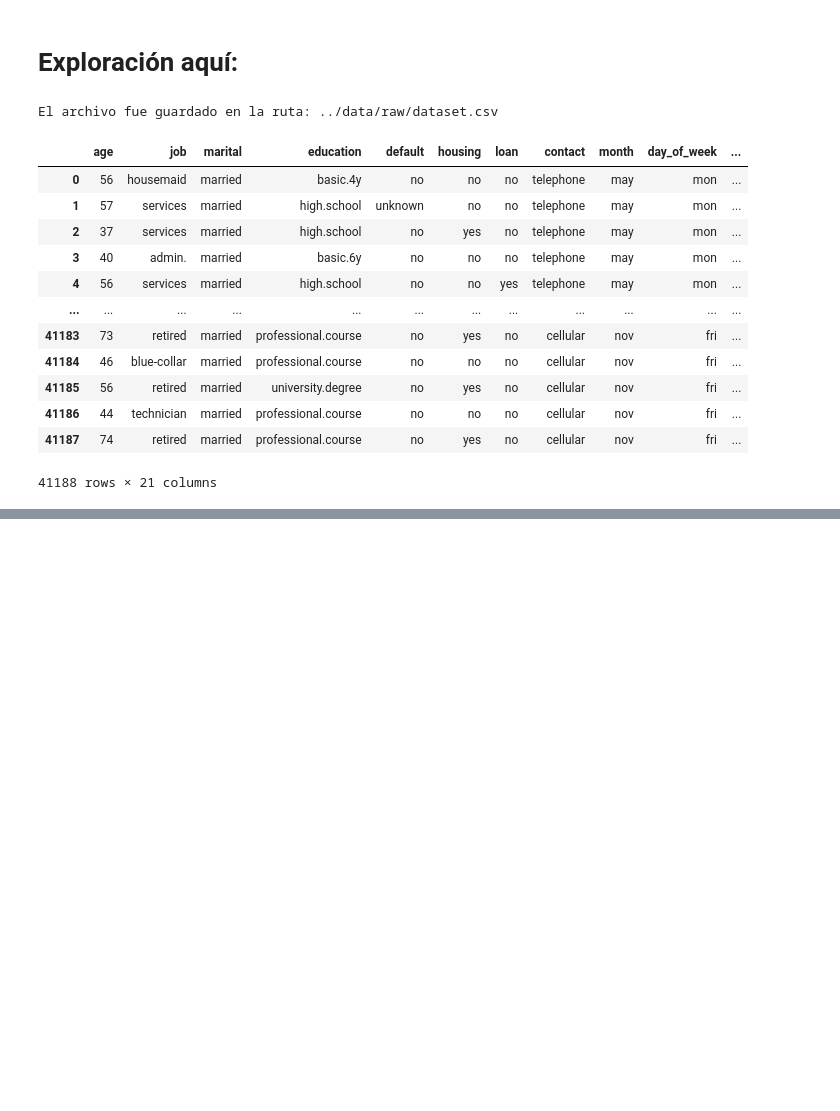
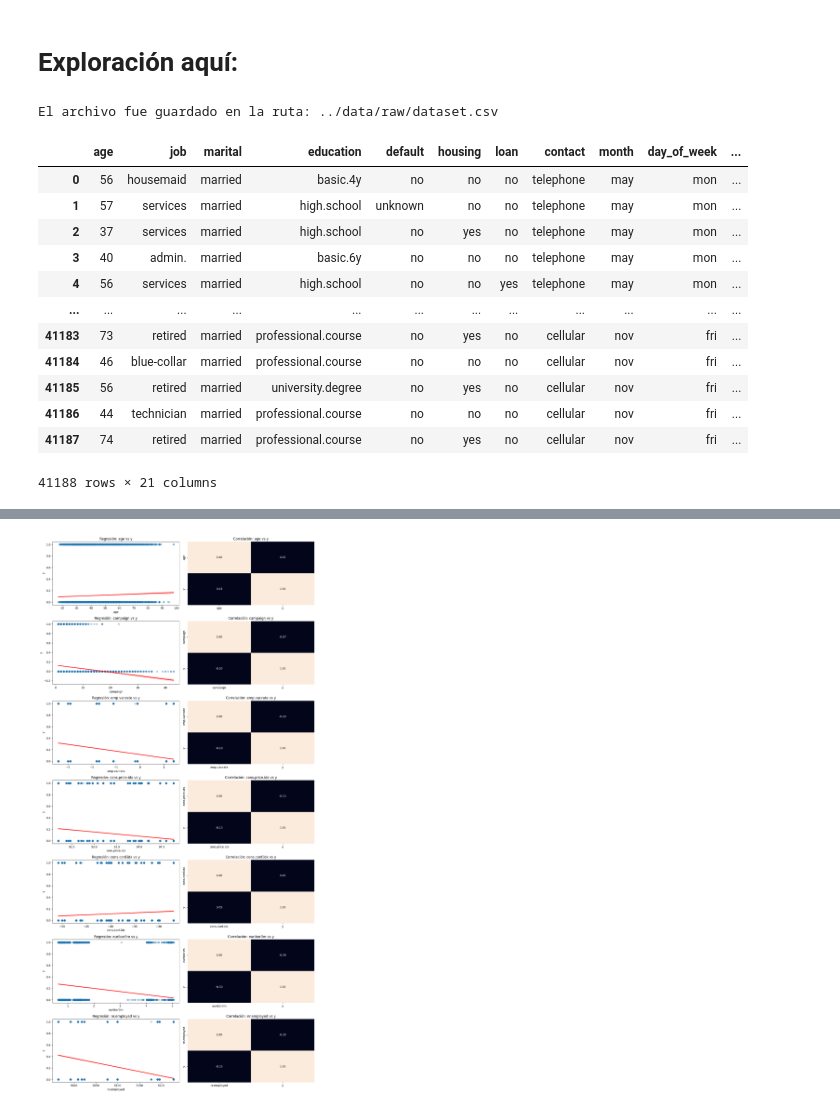
Before and after one commit to meneses-ls/4Geeks-15-Machine-Learning-Logistic-Regression, a Jupyter notebook: src/explore.ipynb, the cells around one changed output, grey strips where cells are left out. Drawn from its saved outputs; the diff is of its cells as text; code cells hidden in the pictures; blank space fills up the shorter version.

```diff
--- a/src/explore.ipynb
+++ b/src/explore.ipynb
@@ -150,0 +186,47 @@ plt.show()
+# %%
+# - Factorización:
+
+df = df.copy()
+df["y"] = df["y"].map({"yes": 1, "no": 0})
+
+# - Parámetros del gráfico:
+
+fig, axis = plt.subplots(7, 2, figsize=(14, 28))
+
+# - Distribución:
+
+sns.regplot(ax=axis[0, 0], data=df, x="age", y="y", scatter_kws={"alpha": 0.3}, line_kws={"color": "red"})
+axis[0, 0].set_title("Regresión: age vs y")
+sns.heatmap(df[["age", "y"]].corr(), annot=True, fmt=".2f", cbar=False, ax=axis[0, 1])
+axis[0, 1].set_title("Correlación: age vs y")
+sns.regplot(ax=axis[1, 0], data=df, x="campaign", y="y", scatter_kws={"alpha": 0.3}, line_kws={"color": "red"})
+axis[1, 0].set_title("Regresión: campaign vs y")
+sns.heatmap(df[["campaign", "y"]].corr(), annot=True, fmt=".2f", cbar=False, ax=axis[1, 1])
+axis[1, 1].set_title("Correlación: campaign vs y")
+sns.regplot(ax=axis[2, 0], data=df, x="emp.var.rate", y="y", scatter_kws={"alpha": 0.3}, line_kws={"color": "red"})
+axis[2, 0].set_title("Regresión: emp.var.rate vs y")
+sns.heatmap(df[["emp.var.rate", "y"]].corr(), annot=True, fmt=".2f", cbar=False, ax=axis[2, 1])
+axis[2, 1].set_title("Correlación: emp.var.rate vs y")
+sns.regplot(ax=axis[3, 0], data=df, x="cons.price.idx", y="y", scatter_kws={"alpha": 0.3}, line_kws={"color": "red"})
+axis[3, 0].set_title("Regresión: cons.price.idx vs y")
+sns.heatmap(df[["cons.price.idx", "y"]].corr(), annot=True, fmt=".2f", cbar=False, ax=axis[3, 1])
+axis[3, 1].set_title("Correlación: cons.price.idx vs y")
+sns.regplot(ax=axis[4, 0], data=df, x="cons.conf.idx", y="y", scatter_kws={"alpha": 0.3}, line_kws={"color": "red"})
+axis[4, 0].set_title("Regresión: cons.conf.idx vs y")
+sns.heatmap(df[["cons.conf.idx", "y"]].corr(), annot=True, fmt=".2f", cbar=False, ax=axis[4, 1])
+axis[4, 1].set_title("Correlación: cons.conf.idx vs y")
+sns.regplot(ax=axis[5, 0], data=df, x="euribor3m", y="y", scatter_kws={"alpha": 0.3}, line_kws={"color": "red"})
+axis[5, 0].set_title("Regresión: euribor3m vs y")
+sns.heatmap(df[["euribor3m", "y"]].corr(), annot=True, fmt=".2f", cbar=False, ax=axis[5, 1])
+axis[5, 1].set_title("Correlación: euribor3m vs y")
+sns.regplot(ax=axis[6, 0], data=df, x="nr.employed", y="y", scatter_kws={"alpha": 0.3}, line_kws={"color": "red"})
+axis[6, 0].set_title("Regresión: nr.employed vs y")
+sns.heatmap(df[["nr.employed", "y"]].corr(), annot=True, fmt=".2f", cbar=False, ax=axis[6, 1])
+axis[6, 1].set_title("Correlación: nr.employed vs y")
+
+# - Visualización:
+
+plt.tight_layout()
+plt.show()
+# %% [output]
+[figure, added]
```
Also changed, not shown: parts of 8 cells of this notebook.
